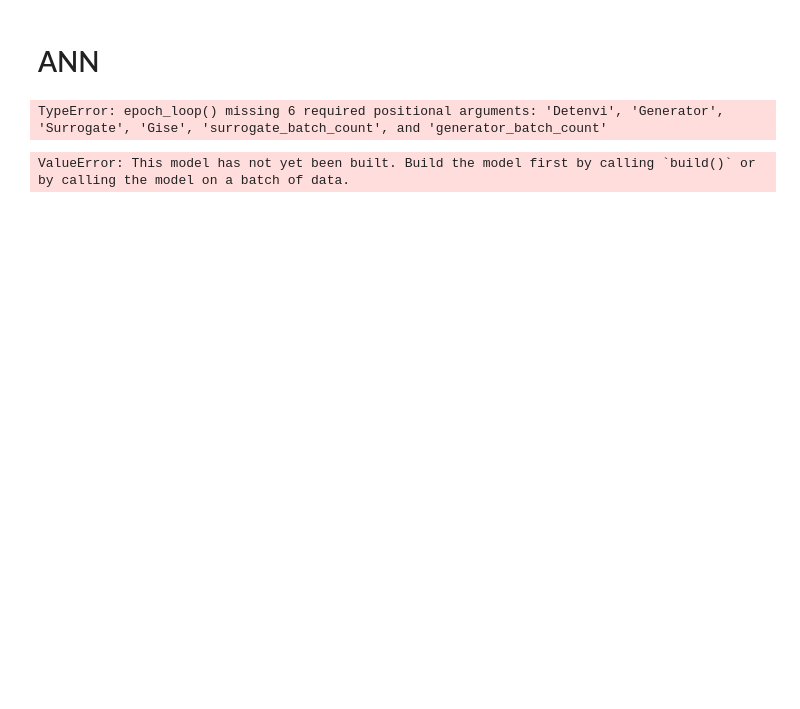
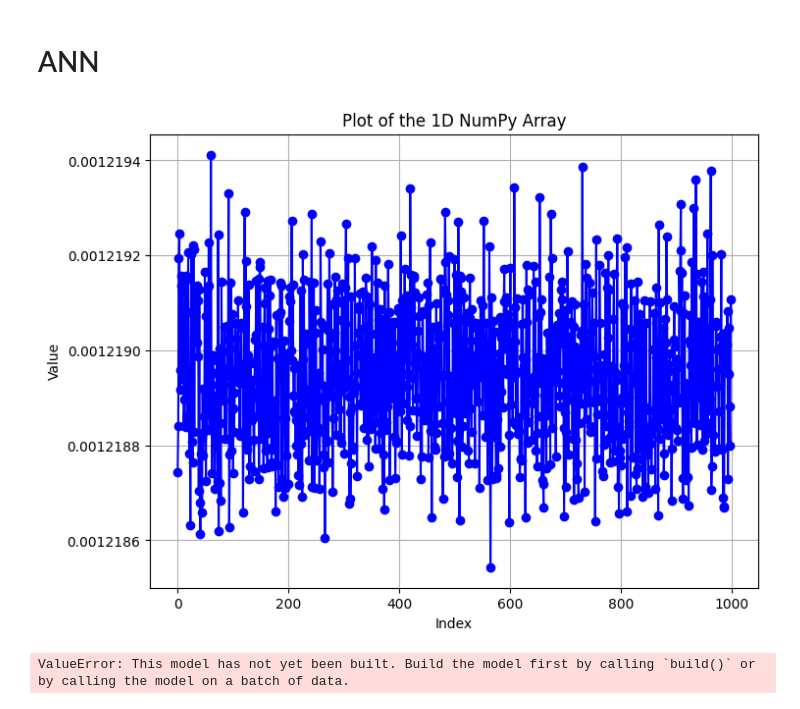
Before and after one commit to PeHaash/CRSA-0.3, a Jupyter notebook: notebooks/phase1.ipynb, the cells around one changed output. Drawn from its saved outputs; the diff is of its cells as text; code cells hidden in the pictures; blank space fills up the shorter version.

Commit message:
first epoch done: no training has been done yet, but somehow we can train, smh

```diff
--- a/notebooks/phase1.ipynb
+++ b/notebooks/phase1.ipynb
@@ -332,26 +332,26 @@ def build_generator(width_height_power: int, num_of_hidden_layers: int, input_ch
   generator = keras.models.Sequential()
   # pw = 2 ** width_height_power
   channel = input_channels
-  generator.add(keras.Input(shape=( 2 ** width_height_power,  2 ** width_height_power, channel)))
+  generator.add(keras.Input(shape=( 2 ** width_height_power,  2 ** width_height_power, channel),dtype='float64'))
 
 
   for i in range(width_height_power):
     channel *= 2
-    generator.add(keras.layers.Conv2D(channel, kernel_size=(3, 3), activation="relu", padding='same'))
-    generator.add(keras.layers.MaxPooling2D(pool_size=(2, 2)))
+    generator.add(keras.layers.Conv2D(channel, kernel_size=(3, 3), activation="relu", padding='same',dtype='float64'))
+    generator.add(keras.layers.MaxPooling2D(pool_size=(2, 2),dtype='float64'))
 
   generator.add(keras.layers.Flatten())
   # channel /= 2
   for i in range(num_of_hidden_layers):
-    generator.add(keras.layers.Dense(channel, activation='relu'))
+    generator.add(keras.layers.Dense(channel, activation='relu',dtype='float64'))
 
   generator.add(keras.layers.Reshape((1,1,channel)))
 
   for i in range(width_height_power):
     channel /= 2
-    generator.add(keras.layers.Conv2DTranspose(channel, kernel_size = 3, strides = 2, padding='same', activation='relu'))
+    generator.add(keras.layers.Conv2DTranspose(channel, kernel_size = 3, strides = 2, padding='same', activation='relu',dtype='float64'))
 
-  generator.add(keras.layers.Conv2D(2, kernel_size=(3, 3), activation="sigmoid", padding='same'))
+  generator.add(keras.layers.Conv2D(2, kernel_size=(3, 3), activation="sigmoid", padding='same',dtype='float64'))
       ## here, activation is sigmoid, so our output will be (0, 1), the range of the thing
 
   return generator
@@ -411,7 +411,7 @@ def build_gise_old(generator, surrogate):
 
 def build_gise(generator, surrogate):
   # feaure input to the surrogate: BFOA
-  feature_layer = keras.layers.Input(shape = (Width, Height, 4))
+  feature_layer = keras.layers.Input(shape = (Width, Height, 4), dtype='float64')
 
   # make surrogate untrainable
   surrogate.trainable = False
@@ -507,6 +549,37 @@ Gise.compile(loss='mse', optimizer='adam')
+# %%
+
+def plot_array(arr):
+    """
+    Plots a 1D NumPy array using Matplotlib.
+
+    Parameters:
+    arr (numpy.ndarray): A 1D numpy array to be plotted.
+
+    Returns:
+    None
+    """
+    if arr.ndim != 1:
+        raise ValueError("The input array must be 1D.")
+
+    plt.figure(figsize=(8, 6))
+    plt.plot(arr, marker='o', linestyle='-', color='b')
+    plt.title("Plot of the 1D NumPy Array")
+    plt.xlabel("Index")
+    plt.ylabel("Value")
+    plt.grid(True)
+    plt.show()
+# %%
+outputs= np.zeros(1000)
+
+for __ in range(1000):
+  outputs[__] = epoch_loop(InterpreterAndEvaluator, Generator, Surrogate, Gise, surrogate_batch_count= 10, generator_batch_count= 0)[0]
+  # print(x)
+plot_array(outputs)
+# %% [output]
+[figure, added]
 # %%
-#@title epoch_loop
-def epoch_loop(Detenvi: DualGridImplementation, Generator, Surrogate, Gise,
+## old epoch loop draft, when I was trying to -1 everything
+def epoch_loop_deprecated(Detenvi: DualGridImplementation, Generator, Surrogate, Gise,
                surrogate_batch_count, generator_batch_count):
   ## make input grid, which is shared in all of one the batch
   input_grid_in_chars = make_grid()
@@ -523,34 +596,17 @@ def epoch_loop(Detenvi: DualGridImplementation, Generator, Surrogate, Gise,
     surrogate_input = tf.concat([generator_output, input_grid_binary_tensor], axis = -1) ## this is inputs
     surrogate_output = Surrogate(surrogate_input)
     _, scores, errors = Detenvi.ImplementAndEvaluate(input_grid = input_grid_in_chars, input_data=generator_output)
+
     # ## oldschool way:
     # for i in range(NumberOfObjetives):
     #   scores[i] = scores[i] if (scores[i]!=-1) else surrogate_output[i]
     # detenvi_output = tf.concat([scores, errors]) ## this is the targets
 
     ## fancier and faster way:
-    scores = tf.constant(scores)
-    detenvi_output = tf.concat([tf.where(tf.equal(scores, -1), surrogate_output, scores), errors]) ## the targerts
+    # scores = tf.constant(scores)
+    # detenvi_output = tf.concat([tf.where(tf.equal(scores, -1), surrogate_output, scores), errors]) ## the targerts
 
-
-
-
-
-
-
-
-  # return generator_input
-
-
-ss = epoch_loop()
-
-fet = Features(Width, Height, 1.0, 1.57, 5)
-InterpreterAndEvaluator = DualGridImplementation(fet)
-
-
-epoch_loop(InterpreterAndEvaluator, Generator, Surrogate, Gise, surrogate_batch_count= 10, generator_batch_count= 0)
+    ## but, fuck -1, no unintended output, and no calls for the surrogate model here
-# %% [output]
-TypeError: epoch_loop() missing 6 required positional arguments: 'Detenvi', 'Generator', 'Surrogate', 'Gise', 'surrogate_batch_count', and 'generator_batch_count'
 # %%
 # Gise.summary()
 # %% [output]
```
Also changed, not shown: parts of 6 cells of this notebook.
